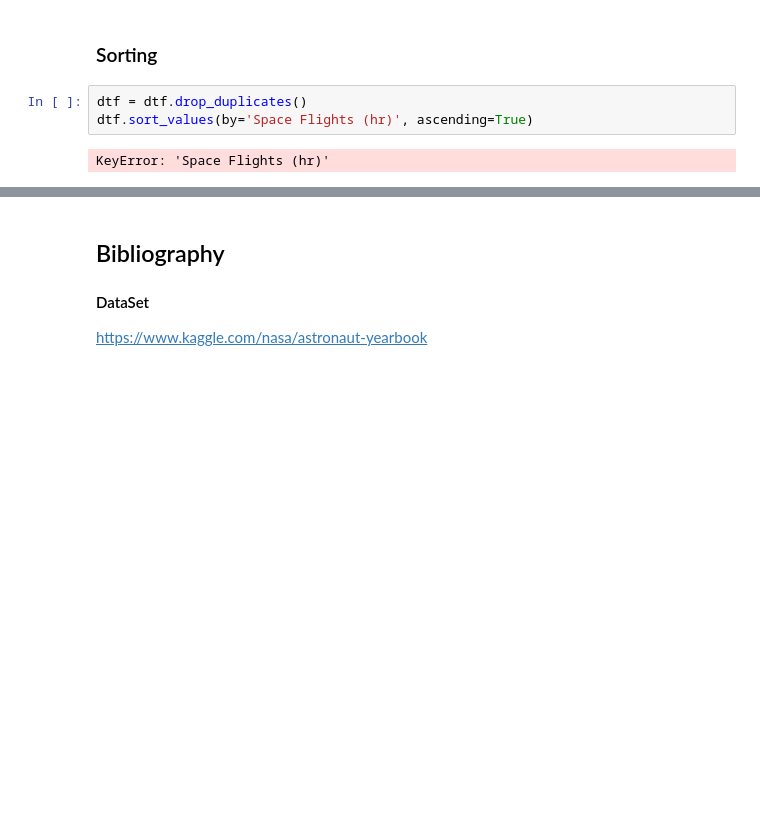
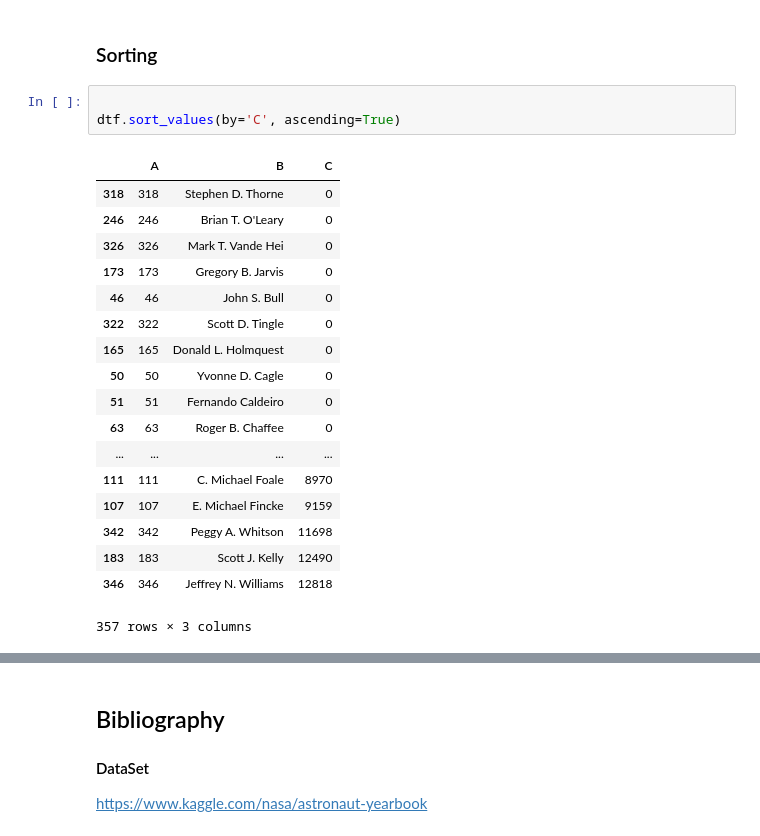
Before and after one commit to kevinsteve17/ReconocimientoPatrones, a Jupyter notebook: Pandas.ipynb, the cells around one changed output, grey strips where cells are left out. Saved outputs shown, nothing was run; the diff lists cells and outputs as text; blank space fills up the shorter version.

```diff
--- a/Pandas.ipynb
+++ b/Pandas.ipynb
@@ -91,7 +92,24 @@ dtf
 # %% [markdown]
 ### Sorting
 # %%
-dtf = dtf.drop_duplicates()
-dtf.sort_values(by='Space Flights (hr)', ascending=True)
+
+dtf.sort_values(by='C', ascending=True)
 # %% [output]
+|  | A | B | C |
+| 318 | 318 | Stephen D. Thorne | 0 |
+| 246 | 246 | Brian T. O'Leary | 0 |
+| 326 | 326 | Mark T. Vande Hei | 0 |
+| 173 | 173 | Gregory B. Jarvis | 0 |
+| 46 | 46 | John S. Bull | 0 |
+| 322 | 322 | Scott D. Tingle | 0 |
+| 165 | 165 | Donald L. Holmquest | 0 |
+| 50 | 50 | Yvonne D. Cagle | 0 |
+| 51 | 51 | Fernando Caldeiro | 0 |
+| 63 | 63 | Roger B. Chaffee | 0 |
+| ... | ... | ... | ... |
+| 111 | 111 | C. Michael Foale | 8970 |
+| 107 | 107 | E. Michael Fincke | 9159 |
+| 342 | 342 | Peggy A. Whitson | 11698 |
+| 183 | 183 | Scott J. Kelly | 12490 |
+| 346 | 346 | Jeffrey N. Williams | 12818 |
-KeyError: 'Space Flights (hr)'
+357 rows × 3 columns
```
Also changed, not shown: parts of 19 cells of this notebook.
